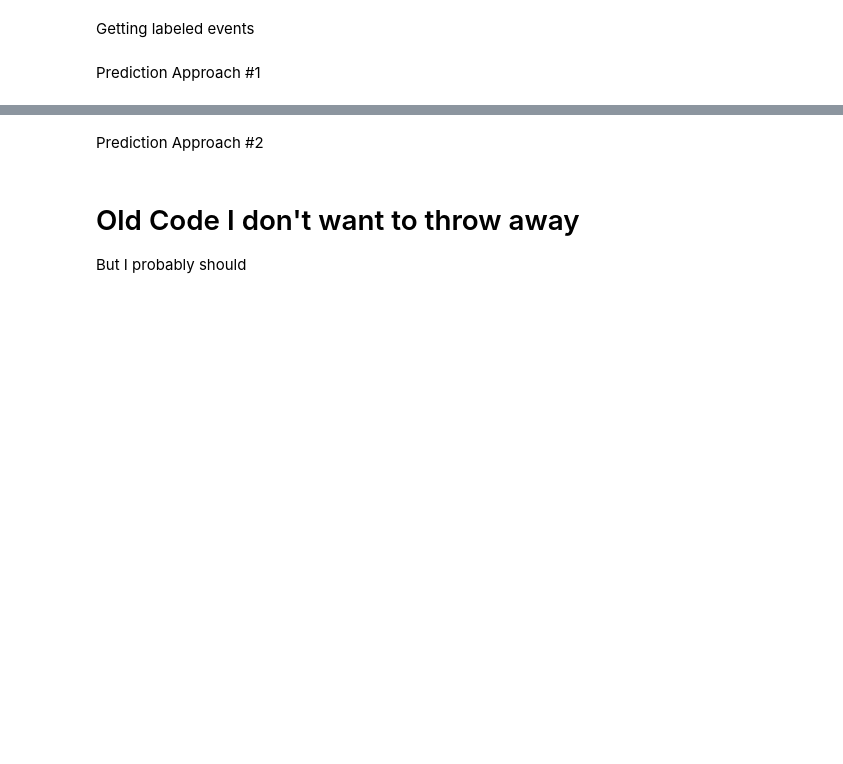
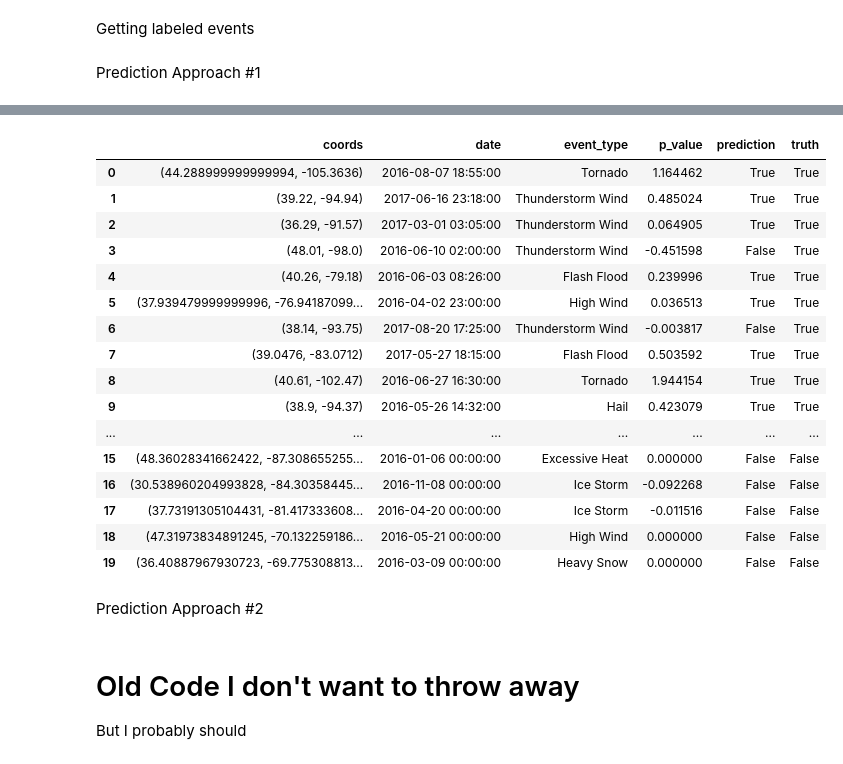
Before and after one commit to jonhartm/SI671_Project, a Jupyter notebook: SI671-Project.ipynb, the cells around one changed output, grey strips where cells are left out. Saved outputs shown, nothing was run; the diff lists cells and outputs as text; code cells hidden in the pictures; blank space fills up the shorter version.

```diff
--- a/SI671-Project.ipynb
+++ b/SI671-Project.ipynb
@@ -636,12 +627,12 @@ def predict(event_type, coords, date):
     county_data = county_level_data.iloc[:,8:-1].transpose().iloc[:,0].values
 
     week_of_year = date.isocalendar()[1]
-    value = running_mean(county_data, rolling)[week_of_year]
+    value = pd.Series(county_data).rolling(rolling).mean().values[week_of_year]
 
     return value > threshold, value
 # %%
 %%time
-tries = 100
+tries = 10
 results = []
 
 # check positive events
@@ -684,3 +677,23 @@ for x in range(tries):
+# %%
+DataFrame(results)
+# %% [output]
+|  | coords | date | event_type | p_value | prediction | truth |
+| 0 | (44.288999999999994, -105.3636) | 2016-08-07 18:55:00 | Tornado | 1.164462 | True | True |
+| 1 | (39.22, -94.94) | 2017-06-16 23:18:00 | Thunderstorm Wind | 0.485024 | True | True |
+| 2 | (36.29, -91.57) | 2017-03-01 03:05:00 | Thunderstorm Wind | 0.064905 | True | True |
+| 3 | (48.01, -98.0) | 2016-06-10 02:00:00 | Thunderstorm Wind | -0.451598 | False | True |
+| 4 | (40.26, -79.18) | 2016-06-03 08:26:00 | Flash Flood | 0.239996 | True | True |
+| 5 | (37.939479999999996, -76.94187099... | 2016-04-02 23:00:00 | High Wind | 0.036513 | True | True |
+| 6 | (38.14, -93.75) | 2017-08-20 17:25:00 | Thunderstorm Wind | -0.003817 | False | True |
+| 7 | (39.0476, -83.0712) | 2017-05-27 18:15:00 | Flash Flood | 0.503592 | True | True |
+| 8 | (40.61, -102.47) | 2016-06-27 16:30:00 | Tornado | 1.944154 | True | True |
+| 9 | (38.9, -94.37) | 2016-05-26 14:32:00 | Hail | 0.423079 | True | True |
+| ... | ... | ... | ... | ... | ... | ... |
+| 15 | (48.36028341662422, -87.308655255... | 2016-01-06 00:00:00 | Excessive Heat | 0.000000 | False | False |
+| 16 | (30.538960204993828, -84.30358445... | 2016-11-08 00:00:00 | Ice Storm | -0.092268 | False | False |
+| 17 | (37.73191305104431, -81.417333608... | 2016-04-20 00:00:00 | Ice Storm | -0.011516 | False | False |
+| 18 | (47.31973834891245, -70.132259186... | 2016-05-21 00:00:00 | High Wind | 0.000000 | False | False |
+| 19 | (36.40887967930723, -69.775308813... | 2016-03-09 00:00:00 | Heavy Snow | 0.000000 | False | False |
 # %% [markdown]
 Prediction Approach #2
 # %%
```
Also changed, not shown: parts of 8 cells of this notebook.
